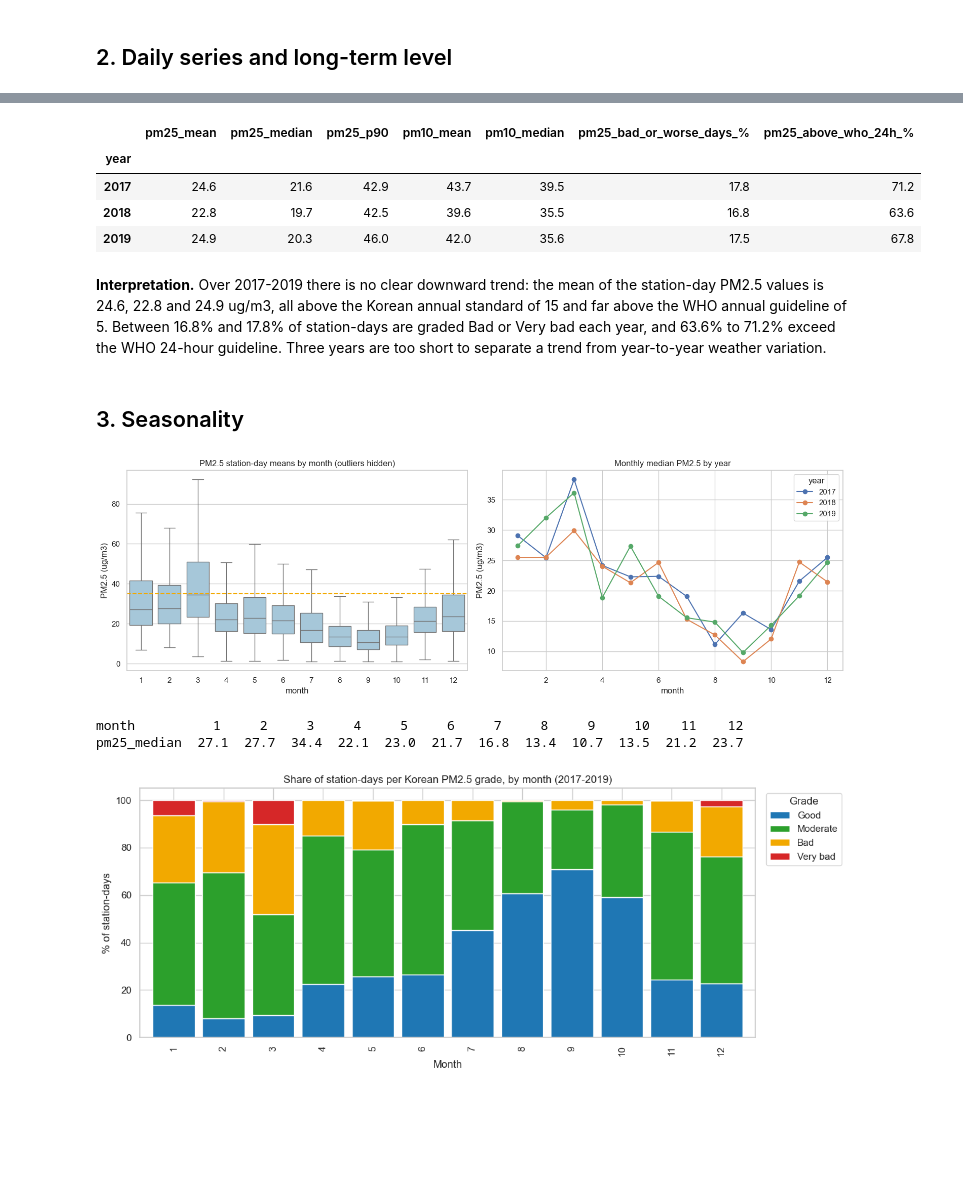
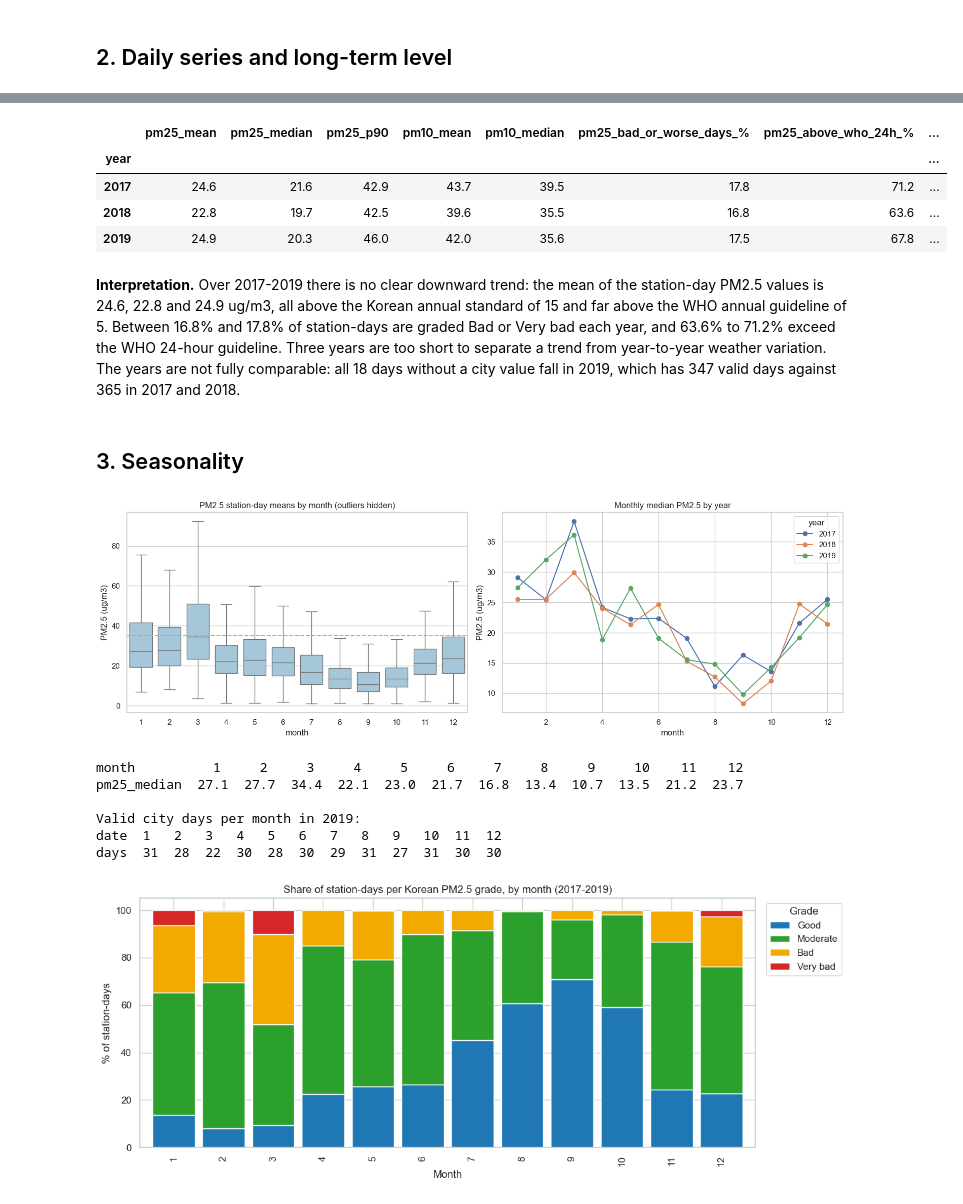
Before and after one commit to moliiner/air_pollution_analysis_seoul, a Jupyter notebook: notebooks/02_eda_temporal.ipynb, the cells around one changed output, grey strips where cells are left out. Cells and saved outputs as stored; diff of their text form; code cells hidden in the pictures; blank space fills up the shorter version.

```diff
--- a/notebooks/02_eda_temporal.ipynb
+++ b/notebooks/02_eda_temporal.ipynb
@@ -54,23 +61,24 @@ plt.show()
 # %%
 d = daily.assign(year=daily["date"].dt.year)
 annual = d.groupby("year").agg(
     pm25_mean=("pm25", "mean"), pm25_median=("pm25", "median"),
     pm25_p90=("pm25", lambda s: s.quantile(0.9)),
     pm10_mean=("pm10", "mean"), pm10_median=("pm10", "median"),
 )
 valid_grade = d.dropna(subset=["pm25"])
 annual["pm25_bad_or_worse_days_%"] = (valid_grade.groupby("year")["pm25_grade"]
                                       .apply(lambda g: g.isin(["Bad", "Very bad"]).mean() * 100))
 annual["pm25_above_who_24h_%"] = valid_grade.groupby("year")["pm25"].apply(lambda s: (s.round() > 15).mean() * 100)
+annual["valid_city_days"] = city["pm25"].notna().groupby(city.index.year).sum()
 annual.round(1)
 # %% [output]
-|  | pm25_mean | pm25_median | pm25_p90 | pm10_mean | pm10_median | pm25_bad_or_worse_days_% | pm25_above_who_24h_% |
-| year |  |  |  |  |  |  |  |
-| 2017 | 24.6 | 21.6 | 42.9 | 43.7 | 39.5 | 17.8 | 71.2 |
-| 2018 | 22.8 | 19.7 | 42.5 | 39.6 | 35.5 | 16.8 | 63.6 |
-| 2019 | 24.9 | 20.3 | 46.0 | 42.0 | 35.6 | 17.5 | 67.8 |
+|  | pm25_mean | pm25_median | pm25_p90 | pm10_mean | pm10_median | pm25_bad_or_worse_days_% | pm25_above_who_24h_% | ... |
+| year |  |  |  |  |  |  |  | ... |
+| 2017 | 24.6 | 21.6 | 42.9 | 43.7 | 39.5 | 17.8 | 71.2 | ... |
+| 2018 | 22.8 | 19.7 | 42.5 | 39.6 | 35.5 | 16.8 | 63.6 | ... |
+| 2019 | 24.9 | 20.3 | 46.0 | 42.0 | 35.6 | 17.5 | 67.8 | ... |
 # %% [markdown]
-**Interpretation.** Over 2017-2019 there is no clear downward trend: the mean of the station-day PM2.5 values is 24.6, 22.8 and 24.9 ug/m3, all above the Korean annual standard of 15 and far above the WHO annual guideline of 5. Between 16.8% and 17.8% of station-days are graded Bad or Very bad each year, and 63.6% to 71.2% exceed the WHO 24-hour guideline. Three years are too short to separate a trend from year-to-year weather variation.
+**Interpretation.** Over 2017-2019 there is no clear downward trend: the mean of the station-day PM2.5 values is 24.6, 22.8 and 24.9 ug/m3, all above the Korean annual standard of 15 and far above the WHO annual guideline of 5. Between 16.8% and 17.8% of station-days are graded Bad or Very bad each year, and 63.6% to 71.2% exceed the WHO 24-hour guideline. Three years are too short to separate a trend from year-to-year weather variation. The years are not fully comparable: all 18 days without a city value fall in 2019, which has 347 valid days against 365 in 2017 and 2018.
 # %% [markdown]
 ## 3. Seasonality
 # %%
@@ -88,10 +96,17 @@ fig.tight_layout()
 fig.savefig(config.FIGURES / "02_seasonality.png", dpi=120)
 plt.show()
 print(d.groupby("month")["pm25"].median().round(1).to_frame("pm25_median").T.to_string())
+valid_2019 = city.loc["2019", "pm25"].notna()
+print("\nValid city days per month in 2019:")
+print(valid_2019.groupby(valid_2019.index.month).sum().to_frame("days").T.to_string())
 # %% [output]
 [figure]
 month          1     2     3     4     5     6     7     8     9     10    11    12
 pm25_median  27.1  27.7  34.4  22.1  23.0  21.7  16.8  13.4  10.7  13.5  21.2  23.7
+
+Valid city days per month in 2019:
+date  1   2   3   4   5   6   7   8   9   10  11  12
+days  31  28  22  30  28  30  29  31  27  31  30  30
 # %%
 share = (d.dropna(subset=["pm25"])
            .groupby("month")["pm25_grade"].value_counts(normalize=True)
```
Also changed, not shown: parts of 4 cells of this notebook, 14 other files.
